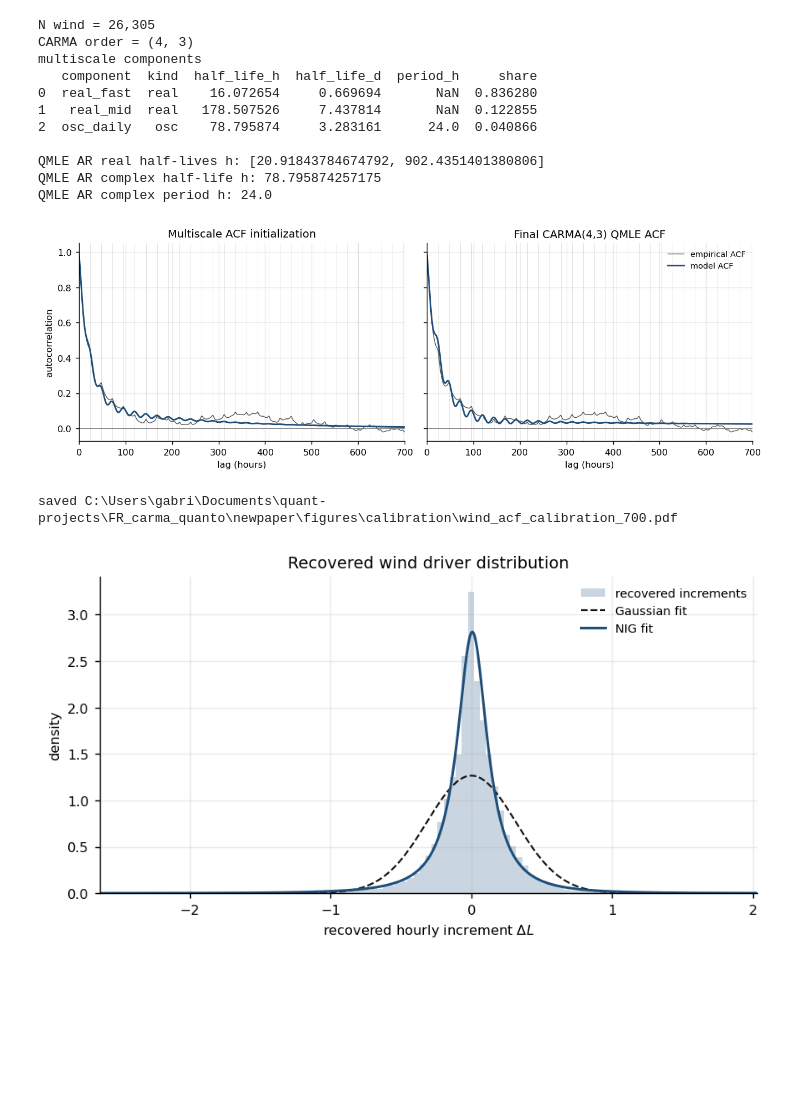
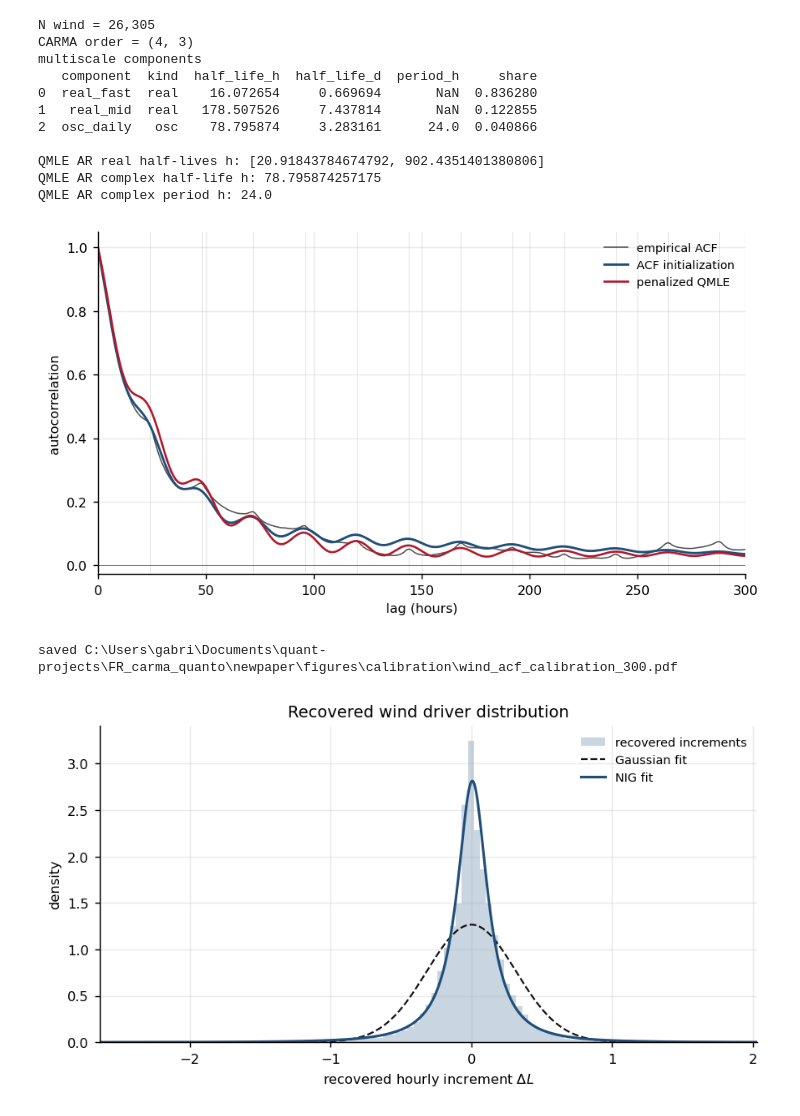
Before and after one commit to gabrielprieurq/carmaquanto2, a Jupyter notebook: newpaper/notebooks/03_marginal_carma_calibration_outputs.ipynb, the cells around one changed output. Saved outputs shown, nothing was run; the diff lists cells and outputs as text; code cells hidden in the pictures; blank space fills up the shorter version.

```diff
--- a/newpaper/notebooks/03_marginal_carma_calibration_outputs.ipynb
+++ b/newpaper/notebooks/03_marginal_carma_calibration_outputs.ipynb
@@ -391,7 +402,7 @@ with open(TCARMA / "temperature_carma43_joint_qmle_result.json", "r", encoding="
 with open(TCARMA / "temperature_carma43_driver_fits.json", "r", encoding="utf-8") as fh:
     temp_driver = json.load(fh)
 
-MAX_LAG_TEMP = 700
+MAX_LAG_TEMP = 300
 temp_lags = np.arange(MAX_LAG_TEMP + 1)
 temp_rho_emp = empirical_acf(temp_y, MAX_LAG_TEMP)
 temp_rho_ms = multiscale_acf(temp_multiscale, temp_lags)
@@ -596,7 +585,7 @@ with open(SCARMA / "solar_carma43_driver_fits.json", "r", encoding="utf-8") as f
 with open(SCARMA / "solar_latent_metadata.json", "r", encoding="utf-8") as fh:
     solar_meta = json.load(fh)
 
-MAX_LAG_SOLAR = 700
+MAX_LAG_SOLAR = 300
 solar_lags = np.arange(MAX_LAG_SOLAR + 1)
 solar_rho_emp = empirical_acf(solar_y, MAX_LAG_SOLAR)
 solar_rho_ms = multiscale_acf(solar_multiscale, solar_lags)
@@ -805,7 +749,7 @@ with open(WCARMA / "wind_carma43_joint_qmle_result.json", "r", encoding="utf-8")
 with open(WCARMA / "wind_carma43_driver_fits.json", "r", encoding="utf-8") as fh:
     wind_driver = json.load(fh)
 
-MAX_LAG_WIND = 700
+MAX_LAG_WIND = 300
 wind_lags = np.arange(MAX_LAG_WIND + 1)
 wind_rho_emp = empirical_acf(wind_y, MAX_LAG_WIND)
 wind_rho_ms = multiscale_acf(wind_multiscale, wind_lags)
@@ -831,33 +775,26 @@ QMLE AR real half-lives h: [20.91843784674792, 902.4351401380806]
 QMLE AR complex half-life h: 78.795874257175
 QMLE AR complex period h: 24.0
 # %%
-
-fig, axes = plt.subplots(1, 2, figsize=(10.2, 3.6), sharey=True)
-
-for ax, model, title in [
-    (axes[0], wind_rho_ms, "Multiscale ACF initialization"),
-    (axes[1], wind_rho_qmle, "Final CARMA(4,3) QMLE ACF"),
-]:
-    ax.plot(wind_lags[1:], wind_rho_emp[1:], color=BLACK, lw=0.8, alpha=0.70, label="empirical ACF")
-    ax.plot(wind_lags, model, color=BLUE, lw=1.6, label="model ACF")
-    for h in range(24, MAX_LAG_WIND + 1, 24):
-        ax.axvline(h, color=GRAY, lw=0.45, zorder=0)
-    ax.axhline(0.0, color="#777777", lw=0.55)
-    ax.set_xlim(0, MAX_LAG_WIND)
-    ax.set_xlabel("lag (hours)")
-    ax.set_title(title)
-
-axes[0].set_ylabel("autocorrelation")
-axes[1].legend(frameon=False, loc="upper right", fontsize=8)
+fig, ax = plt.subplots(figsize=(7.0, 3.9))
+ax.plot(wind_lags[1:], wind_rho_emp[1:], color=BLACK, lw=0.85, alpha=0.75, label="empirical ACF")
+ax.plot(wind_lags, wind_rho_ms, color=BLUE, lw=1.6, label="ACF initialization")
+ax.plot(wind_lags, wind_rho_qmle, color="#b2182b", lw=1.45, label="penalized QMLE")
+for h in range(24, MAX_LAG_WIND + 1, 24):
+    ax.axvline(h, color=GRAY, lw=0.45, zorder=0)
+ax.axhline(0.0, color="#777777", lw=0.55)
+ax.set_xlim(0, MAX_LAG_WIND)
+ax.set_xlabel("lag (hours)")
+ax.set_ylabel("autocorrelation")
+ax.legend(frameon=False, fontsize=8, loc="upper right")
 fig.tight_layout()
-fig_path = OUTFIG / "wind_acf_calibration_700.pdf"
+fig_path = OUTFIG / "wind_acf_calibration_300.pdf"
 fig.savefig(fig_path, bbox_inches="tight")
 fig.savefig(fig_path.with_suffix(".png"), dpi=180, bbox_inches="tight")
 plt.show()
 print(f"saved {fig_path}")
 # %% [output]
-[figure, old version]
+[figure, new version]
-saved C:\Users\gabri\Documents\quant-projects\FR_carma_quanto\newpaper\figures\calibration\wind_acf_calibration_700.pdf
+saved C:\Users\gabri\Documents\quant-projects\FR_carma_quanto\newpaper\figures\calibration\wind_acf_calibration_300.pdf
 # %%
 
 wind_dL_npz = np.load(WCARMA / "wind_carma43_levy_increments_recovered.npz")
```
Also changed, not shown: parts of 8 cells of this notebook, 43 other files.
